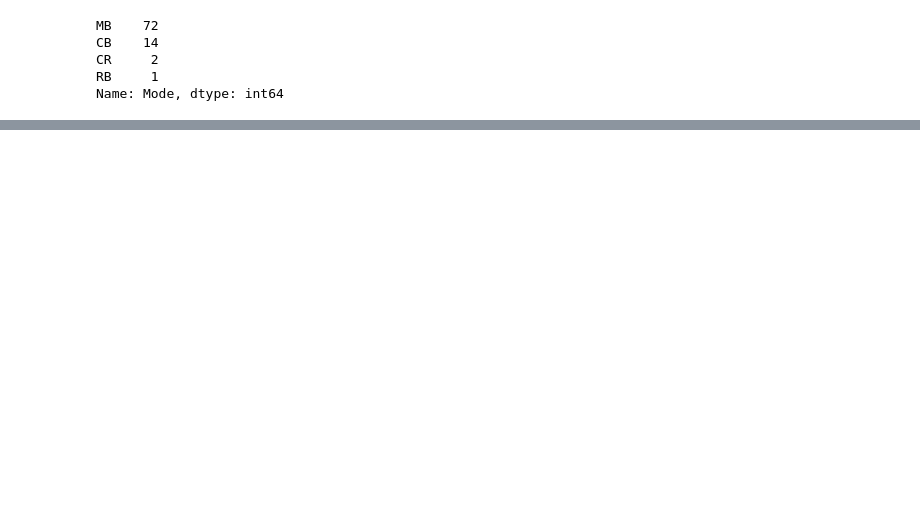
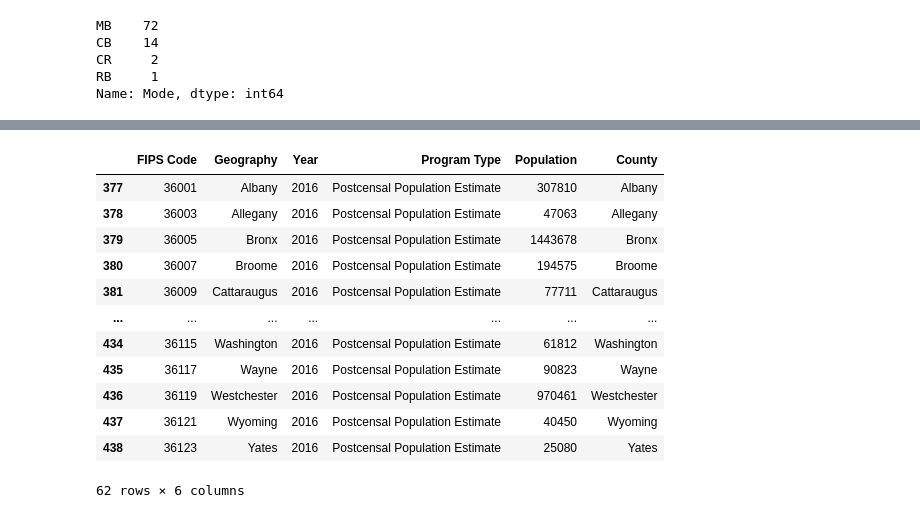
Before and after one commit to morgancoad/final_pro_two, a Jupyter notebook: notebooks/2016_crime.ipynb, the cells around one changed output, grey strips where cells are left out. Saved outputs shown, nothing was run; the diff lists cells and outputs as text; code cells hidden in the pictures; blank space fills up the shorter version.

```diff
--- a/notebooks/2016_crime.ipynb
+++ b/notebooks/2016_crime.ipynb
@@ -256,0 +240,4 @@ Name: Primary UZA\n Population, dtype: int32
+# %%
+# Starting to calculate crime rate. Adding in population dataset
+full_annual_population = pd.read_csv('../data/annual_pop.csv')
+full_annual_population
@@ -256,0 +277,20 @@ Name: Primary UZA\n Population, dtype: int32
+# %%
+pop_2016 = full_annual_population.loc[full_annual_population['Year'] == 2016]
+pop_2016 = pop_2016.iloc[1: , :]
+pop_2016['Geography'].astype(str)
+pop_2016['County'] = pop_2016['Geography']
+pop_2016
+# %% [output]
+|  | FIPS Code | Geography | Year | Program Type | Population | County |
+| 377 | 36001 | Albany | 2016 | Postcensal Population Estimate | 307810 | Albany |
+| 378 | 36003 | Allegany | 2016 | Postcensal Population Estimate | 47063 | Allegany |
+| 379 | 36005 | Bronx | 2016 | Postcensal Population Estimate | 1443678 | Bronx |
+| 380 | 36007 | Broome | 2016 | Postcensal Population Estimate | 194575 | Broome |
+| 381 | 36009 | Cattaraugus | 2016 | Postcensal Population Estimate | 77711 | Cattaraugus |
+| ... | ... | ... | ... | ... | ... | ... |
+| 434 | 36115 | Washington | 2016 | Postcensal Population Estimate | 61812 | Washington |
+| 435 | 36117 | Wayne | 2016 | Postcensal Population Estimate | 90823 | Wayne |
+| 436 | 36119 | Westchester | 2016 | Postcensal Population Estimate | 970461 | Westchester |
+| 437 | 36121 | Wyoming | 2016 | Postcensal Population Estimate | 40450 | Wyoming |
+| 438 | 36123 | Yates | 2016 | Postcensal Population Estimate | 25080 | Yates |
+62 rows × 6 columns
```
Also changed, not shown: parts of 24 cells of this notebook, 2 other files.
